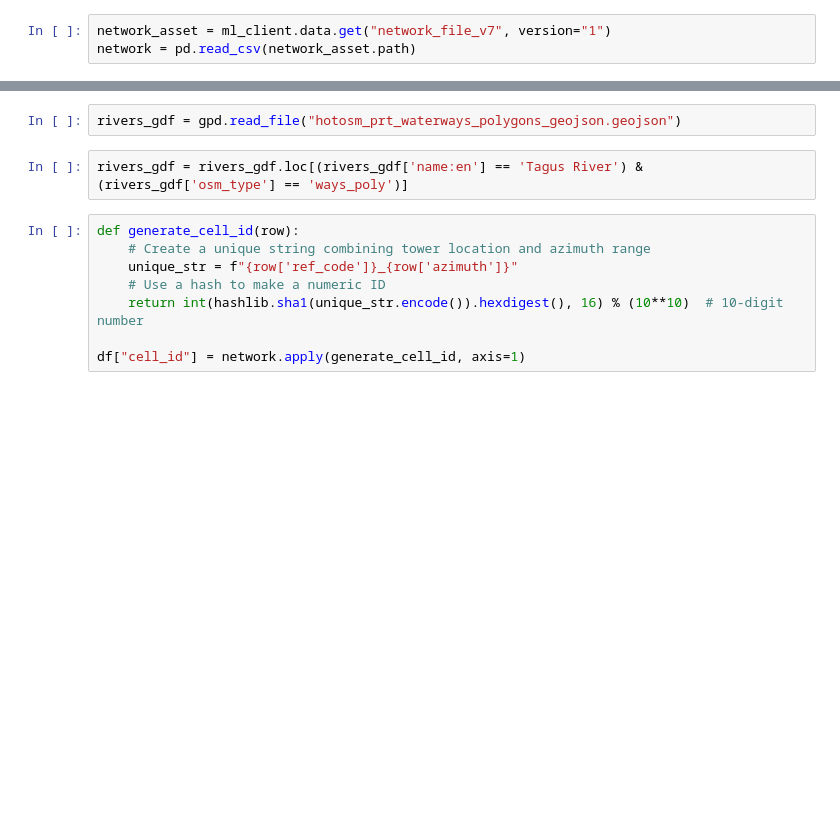
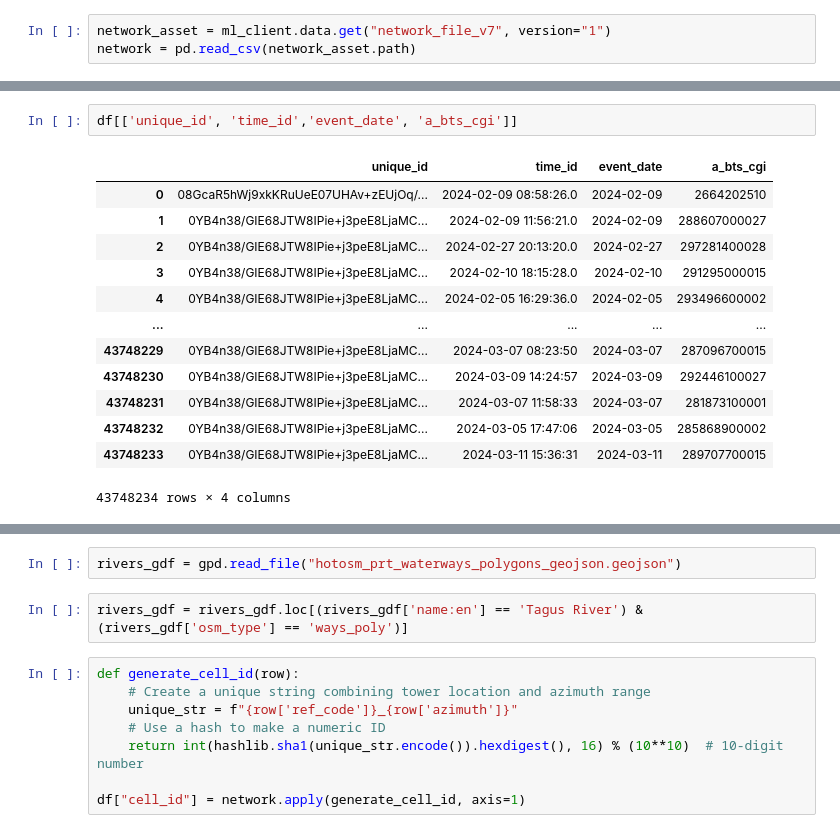
Before and after one commit to kfilonchik/mobility4py, a Jupyter notebook: cdr_location_spreading.ipynb, the cells around one changed output, grey strips where cells are left out. Drawn from its saved outputs; the diff is of its cells as text; blank space fills up the shorter version.

```diff
--- a/cdr_location_spreading.ipynb
+++ b/cdr_location_spreading.ipynb
@@ -27,0 +97,16 @@ network = pd.read_csv(network_asset.path)
+# %%
+df[['unique_id', 'time_id','event_date', 'a_bts_cgi']]
+# %% [output]
+|  | unique_id | time_id | event_date | a_bts_cgi |
+| 0 | 08GcaR5hWj9xkKRuUeE07UHAv+zEUjOq/... | 2024-02-09 08:58:26.0 | 2024-02-09 | 2664202510 |
+| 1 | 0YB4n38/GIE68JTW8IPie+j3peE8LjaMC... | 2024-02-09 11:56:21.0 | 2024-02-09 | 288607000027 |
+| 2 | 0YB4n38/GIE68JTW8IPie+j3peE8LjaMC... | 2024-02-27 20:13:20.0 | 2024-02-27 | 297281400028 |
+| 3 | 0YB4n38/GIE68JTW8IPie+j3peE8LjaMC... | 2024-02-10 18:15:28.0 | 2024-02-10 | 291295000015 |
+| 4 | 0YB4n38/GIE68JTW8IPie+j3peE8LjaMC... | 2024-02-05 16:29:36.0 | 2024-02-05 | 293496600002 |
+| ... | ... | ... | ... | ... |
+| 43748229 | 0YB4n38/GIE68JTW8IPie+j3peE8LjaMC... | 2024-03-07 08:23:50 | 2024-03-07 | 287096700015 |
+| 43748230 | 0YB4n38/GIE68JTW8IPie+j3peE8LjaMC... | 2024-03-09 14:24:57 | 2024-03-09 | 292446100027 |
+| 43748231 | 0YB4n38/GIE68JTW8IPie+j3peE8LjaMC... | 2024-03-07 11:58:33 | 2024-03-07 | 281873100001 |
+| 43748232 | 0YB4n38/GIE68JTW8IPie+j3peE8LjaMC... | 2024-03-05 17:47:06 | 2024-03-05 | 285868900002 |
+| 43748233 | 0YB4n38/GIE68JTW8IPie+j3peE8LjaMC... | 2024-03-11 15:36:31 | 2024-03-11 | 289707700015 |
+43748234 rows × 4 columns
```
Also changed, not shown: parts of 9 cells of this notebook, 8 other files.
